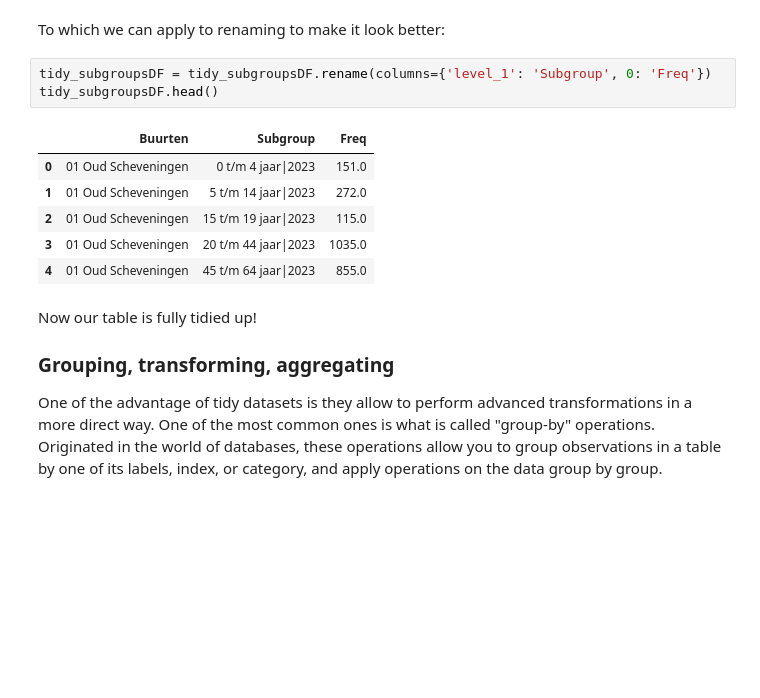
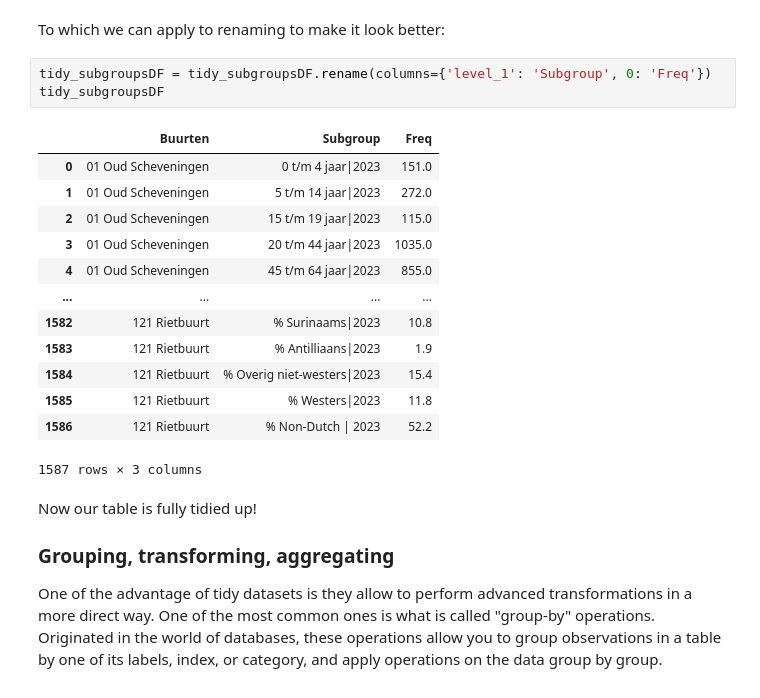
Before and after one commit to mannan272/data1, a Jupyter notebook: lab-01/lab-01-part-01.ipynb, the cells around one changed output. Drawn from its saved outputs; the diff is of its cells as text; blank space fills up the shorter version.

```diff
--- a/lab-01/lab-01-part-01.ipynb
+++ b/lab-01/lab-01-part-01.ipynb
@@ -569,14 +572,21 @@ tidy_subgroupsDF.head()
 To which we can apply to renaming to make it look better:
 # %%
 tidy_subgroupsDF = tidy_subgroupsDF.rename(columns={'level_1': 'Subgroup', 0: 'Freq'})
-tidy_subgroupsDF.head()
+tidy_subgroupsDF
 # %% [output]
 |  | Buurten | Subgroup | Freq |
 | 0 | 01 Oud Scheveningen | 0 t/m 4 jaar|2023 | 151.0 |
 | 1 | 01 Oud Scheveningen | 5 t/m 14 jaar|2023 | 272.0 |
 | 2 | 01 Oud Scheveningen | 15 t/m 19 jaar|2023 | 115.0 |
 | 3 | 01 Oud Scheveningen | 20 t/m 44 jaar|2023 | 1035.0 |
 | 4 | 01 Oud Scheveningen | 45 t/m 64 jaar|2023 | 855.0 |
+| ... | ... | ... | ... |
+| 1582 | 121 Rietbuurt | % Surinaams|2023 | 10.8 |
+| 1583 | 121 Rietbuurt | % Antilliaans|2023 | 1.9 |
+| 1584 | 121 Rietbuurt | % Overig niet-westers|2023 | 15.4 |
+| 1585 | 121 Rietbuurt | % Westers|2023 | 11.8 |
+| 1586 | 121 Rietbuurt | % Non-Dutch | 2023 | 52.2 |
+1587 rows × 3 columns
 # %% [markdown]
 Now our table is fully tidied up!
 
```
Also changed, not shown: parts of 4 cells of this notebook, 2 other files.
